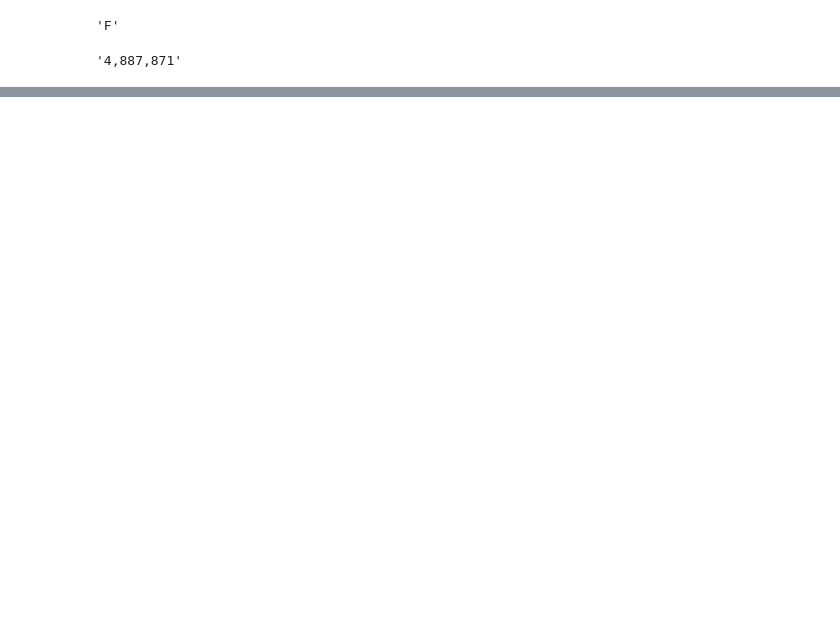
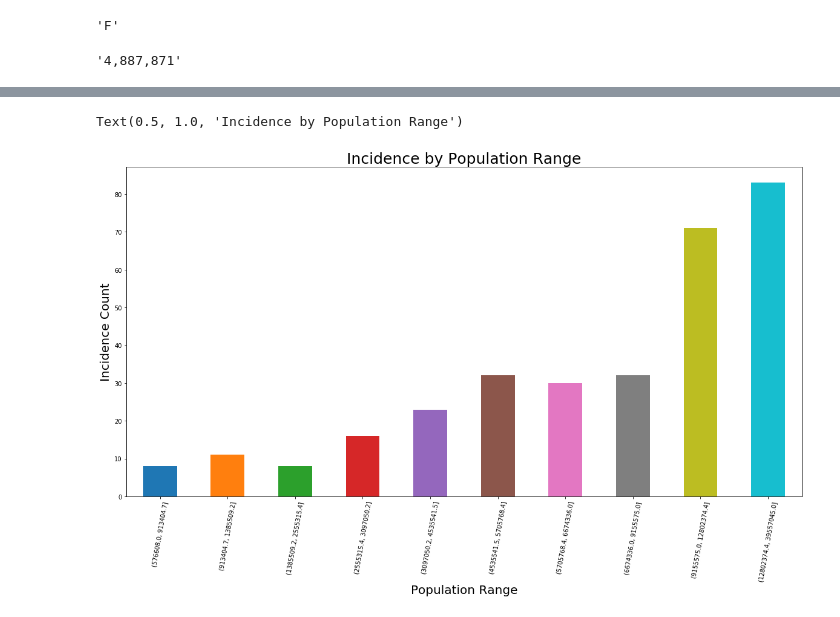
Before and after one commit to loisr/Mod-2-Project, a Jupyter notebook: Project2/school_shootings.ipynb, the cells around one changed output, grey strips where cells are left out. Drawn from its saved outputs; the diff is of its cells as text; code cells hidden in the pictures; blank space fills up the shorter version.

Commit message:
create df with incidence count by pop range
created a new DataFrame with the count of school shooting incidences by the population count (ranged)

```diff
--- a/Project2/school_shootings.ipynb
+++ b/Project2/school_shootings.ipynb
@@ -127,3 +128,8 @@ df_final = df_final.loc[:,~df_final.columns.duplicated()]
 # %%
 # save file to csv
 df_final.to_csv('final.csv')
+# %%
+# read our data from the 'Grades.Pop.Incidences.csv' spreadsheet
+grades_pop_incidences_df = pd.read_csv('Grades.Pop.Incidences.csv')
+# %%
+grades_pop_incidences_df = grades_pop_incidences_df.drop(columns='Unnamed: 0')
@@ -129,0 +146,17 @@ df_final.to_csv('final.csv')
+# %%
+# population amount by quantile
+quant_0 = grades_pop_incidences_df['Population'].quantile(.0)
+quant_10th= grades_pop_incidences_df['Population'].quantile(.1)
+quant_20th= grades_pop_incidences_df['Population'].quantile(.2)
+quant_30th= grades_pop_incidences_df['Population'].quantile(.3)
+quant_40th= grades_pop_incidences_df['Population'].quantile(.4)
+quant_50th= grades_pop_incidences_df['Population'].quantile(.5)
+quant_60th= grades_pop_incidences_df['Population'].quantile(.6)
+quant_70th= grades_pop_incidences_df['Population'].quantile(.7)
+quant_80th= grades_pop_incidences_df['Population'].quantile(.8)
+quant_90th= grades_pop_incidences_df['Population'].quantile(.9)
+quant_100th= grades_pop_incidences_df['Population'].quantile(1)
+# %%
+# create a new DataFrame with even amount of bins by population with the population count and the sum of incidences between those population ranges
+bins = pd.cut(grades_pop_incidences_df['Population'], [quant_0, quant_10th,quant_20th,quant_30th,quant_40th,quant_50th, quant_60th, quant_70th, quant_80th, quant_90th, quant_100th])
+pop_binned_df = grades_pop_incidences_df.groupby(bins).agg({'Population': 'count', 'Incidences': 'sum'})
@@ -129,0 +178,9 @@ df_final.to_csv('final.csv')
+# %%
+plt.figure(figsize=(20,10))
+ax = pop_binned_df['Incidences'].plot.bar(rot=80)
+plt.xlabel('Population Range', size=20)
+plt.ylabel('Incidence Count', size=20)
+plt.title('Incidence by Population Range', size=25)
+# %% [output]
+Text(0.5, 1.0, 'Incidence by Population Range')
+[figure, added]
```
Also changed, not shown: parts of 5 cells of this notebook, 3 other files.
